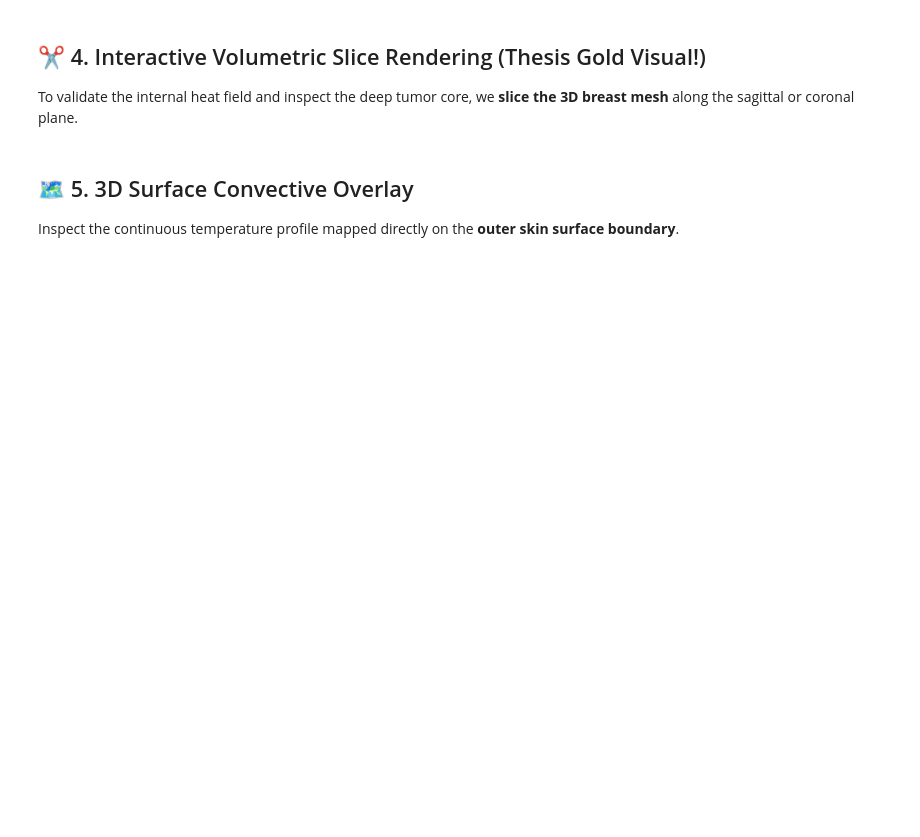
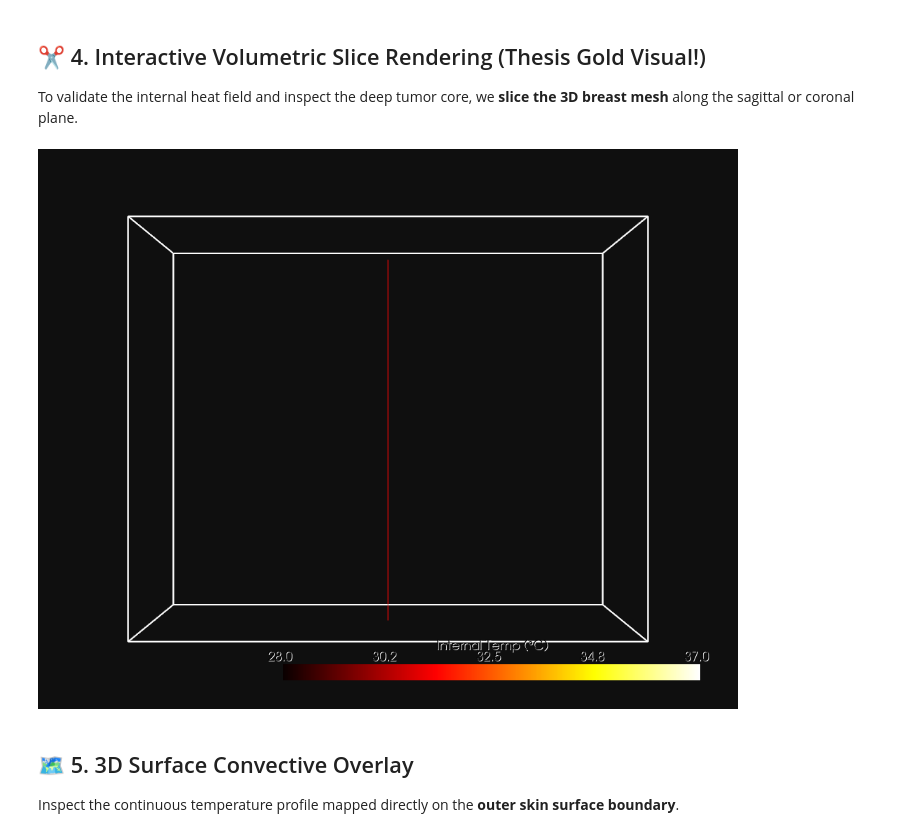
Before and after one commit to toomuchmarlboro/DNP-3DDMR-IR, a Jupyter notebook: UNET_Segmentation/PINNpdeSolver/visualize_3d_temperatures.ipynb, the cells around one changed output. Drawn from its saved outputs; the diff is of its cells as text; code cells hidden in the pictures; blank space fills up the shorter version.

```diff
--- a/UNET_Segmentation/PINNpdeSolver/visualize_3d_temperatures.ipynb
+++ b/UNET_Segmentation/PINNpdeSolver/visualize_3d_temperatures.ipynb
@@ -109,36 +126,38 @@ To validate the internal heat field and inspect the deep tumor core, we **slice
 plotter = pv.Plotter(window_size=[1000, 800])
 plotter.background_color = "#0f0f0f" # Sleek clinical dark mode
 
 # Create an interactive slicing plane through the center of the breast volume
-    "# normal=[1, 0, 0] slices along the sagittal plane (vertical split, separating left/right)\n",
-sliced_grid = grid.slice(normal=[1, 0, 0], origin=grid.center)
+# You can modify normal=[0, 0, 1] (sagittal) or other directions
+sliced_grid = grid.slice(normal=[0, 0, 1], origin=grid.center)
 
 # Add the solid outer silhouette outline with transparency
 plotter.add_mesh(
     grid.outline(),
     color="#ffffff",
     line_width=1.5
 )
 
 # Add the slice showing internal continuous heat gradients
 plotter.add_mesh(
     sliced_grid,
     scalars="Temperature (°C)",
     cmap="hot",  # Excellent bio-thermal color representation
     clim=[28.0, 37.0], # Absolute biological temperature range
     show_scalar_bar=True,
     scalar_bar_args={"title": "Internal Temp (°C)", "shadow": True}
 )
 
 # Add studio lighting for premium visual quality
 plotter.add_light(pv.Light(position=(200, 200, 500), intensity=0.8))
 
 # Set camera view. Use 'zy' for frontal view, or 'xy' for side (sagittal) view!
-plotter.camera_position = 'xy'
+plotter.camera_position = 'zy'
 plotter.camera.zoom(1.2)
 
 # Render the plot
 plotter.show()
+# %% [output]
+[figure, added]
 # %% [markdown]
 ## 🗺️ 5. 3D Surface Convective Overlay
 Inspect the continuous temperature profile mapped directly on the **outer skin surface boundary**.
```
Also changed, not shown: parts of 5 cells of this notebook, 1 other file.
